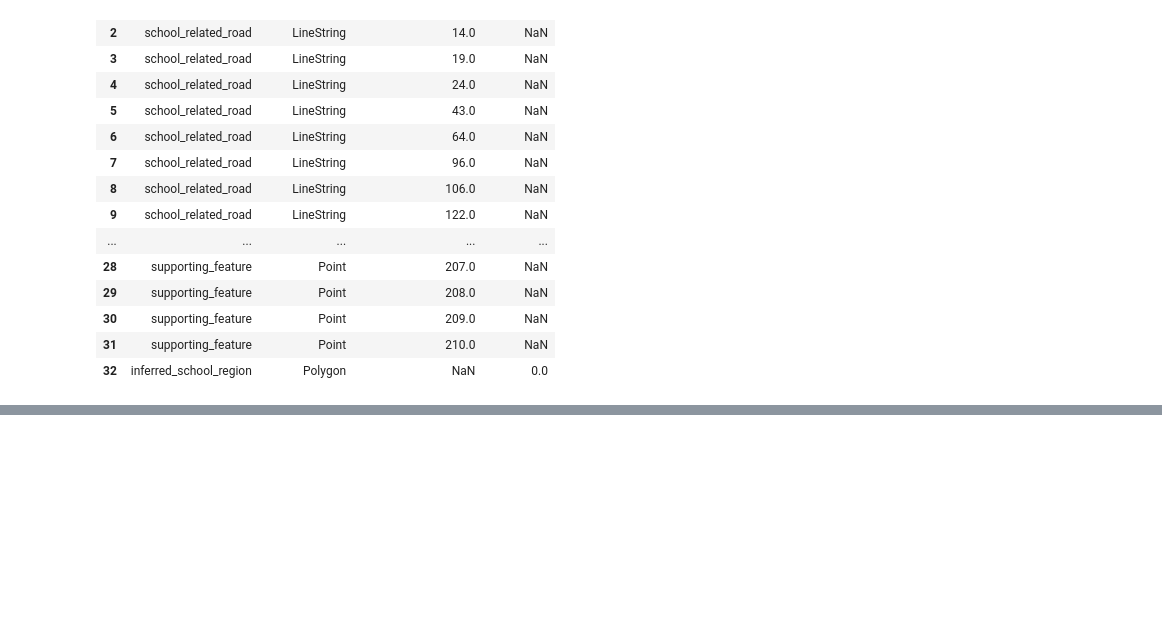
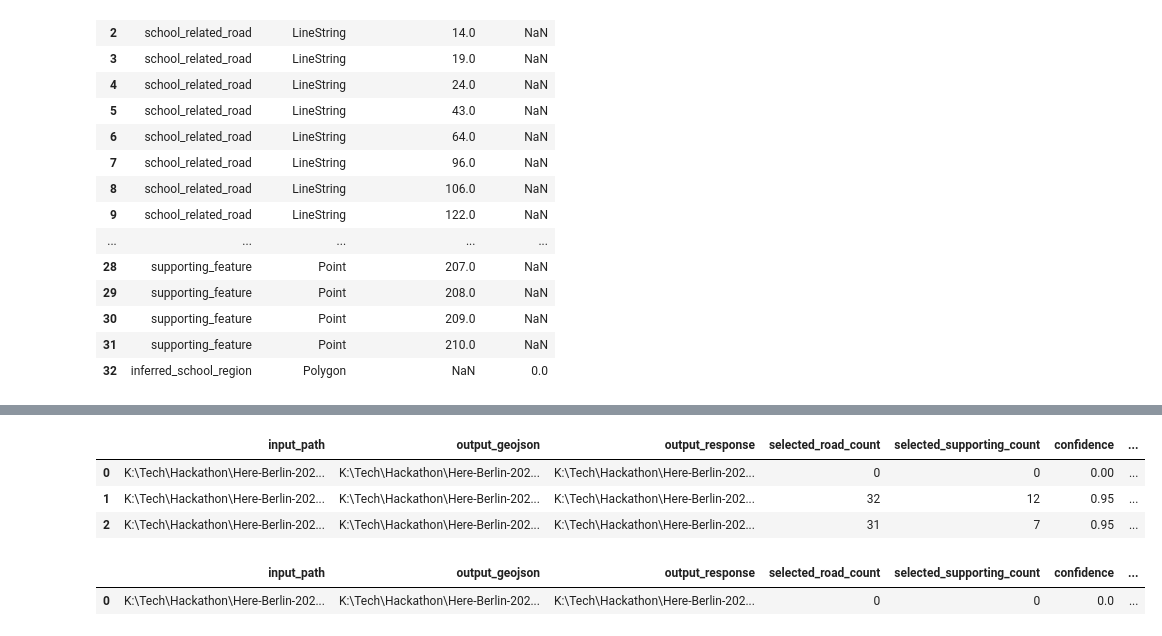
Before and after one commit to Chandukasireddy/AI_Traffic_Sign_Detection, a Jupyter notebook: local_guy_ai.ipynb, the cells around one changed output, grey strips where cells are left out. Saved outputs shown, nothing was run; the diff lists cells and outputs as text; code cells hidden in the pictures; blank space fills up the shorter version.

```diff
--- a/local_guy_ai.ipynb
+++ b/local_guy_ai.ipynb
@@ -28,7 +28,14 @@ if not (ROOT / "sample_school_contexts.geojson").exists() and (ROOT.parent / "sa
 
 load_dotenv(ROOT / ".env", override=False)
 
-INPUT_GEOJSON = ROOT / "sample_school_contexts.geojson"
+candidate_inputs = [
+    ROOT / "sample_school_contexts.geojson",
+    ROOT / "data_context" / "sample_school_contexts.geojson",
+    ROOT.parent / "sample_school_contexts.geojson",
+    ROOT.parent / "data_context" / "sample_school_contexts.geojson",
+]
+INPUT_GEOJSON = next((path for path in candidate_inputs if path.exists()), candidate_inputs[0])
+
 OUTPUT_DIR = ROOT / "outputs" / "local_guy_ai"
 OUTPUT_DIR.mkdir(parents=True, exist_ok=True)
 
@@ -307,5 +376,5 @@ Local Gemini helpers ready.
 # %%
-summary = run_local_gemini_call()
+summary = run_local_gemini_call_safe(timeout_seconds=45, max_retries=1)
 pd.DataFrame([summary])
 # %% [output]
 |  | input_path | output_geojson | output_response | selected_road_count | selected_supporting_count | confidence | ... |
@@ -341,0 +479,46 @@ pd.DataFrame(rows)
+# %%
+context_paths = [
+    ROOT / "data_context" / "sample_school_contexts_0.geojson",
+    ROOT / "data_context" / "sample_school_contexts_1.geojson",
+    ROOT / "data_context" / "sample_school_contexts_2.geojson",
+]
+
+run_rows = []
+for context_path in context_paths:
+    if not context_path.exists():
+        run_rows.append({
+            "context_file": str(context_path),
+            "status": "missing",
+            "output_geojson": None,
+            "output_response": None,
+            "confidence": None,
+            "llm_error": "input file missing",
+        })
+        continue
+
+    suffix = context_path.stem.replace("sample_school_contexts_", "")
+    INPUT_GEOJSON = context_path
+    OUTPUT_GEOJSON = OUTPUT_DIR / f"school_related_roads_{suffix}.geojson"
+    OUTPUT_RESPONSE = OUTPUT_DIR / f"gemini_school_region_response_{suffix}.json"
+
+    summary = run_local_gemini_call_safe(timeout_seconds=45, max_retries=1)
+    summary["context_file"] = str(context_path)
+    summary["status"] = "ok" if not summary.get("llm_error") else "llm_error"
+    run_rows.append(summary)
+
+pd.DataFrame(run_rows)
+# %% [output]
+|  | input_path | output_geojson | output_response | selected_road_count | selected_supporting_count | confidence | ... |
+| 0 | K:\Tech\Hackathon\Here-Berlin-202... | K:\Tech\Hackathon\Here-Berlin-202... | K:\Tech\Hackathon\Here-Berlin-202... | 0 | 0 | 0.00 | ... |
+| 1 | K:\Tech\Hackathon\Here-Berlin-202... | K:\Tech\Hackathon\Here-Berlin-202... | K:\Tech\Hackathon\Here-Berlin-202... | 32 | 12 | 0.95 | ... |
+| 2 | K:\Tech\Hackathon\Here-Berlin-202... | K:\Tech\Hackathon\Here-Berlin-202... | K:\Tech\Hackathon\Here-Berlin-202... | 31 | 7 | 0.95 | ... |
+# %%
+INPUT_GEOJSON = ROOT / "data_context" / "sample_school_contexts_0.geojson"
+OUTPUT_GEOJSON = OUTPUT_DIR / "school_related_roads_0.geojson"
+OUTPUT_RESPONSE = OUTPUT_DIR / "gemini_school_region_response_0.json"
+
+retry_summary_0 = run_local_gemini_call_safe(timeout_seconds=90, max_retries=2)
+pd.DataFrame([retry_summary_0])
+# %% [output]
+|  | input_path | output_geojson | output_response | selected_road_count | selected_supporting_count | confidence | ... |
+| 0 | K:\Tech\Hackathon\Here-Berlin-202... | K:\Tech\Hackathon\Here-Berlin-202... | K:\Tech\Hackathon\Here-Berlin-202... | 0 | 0 | 0.0 | ... |
```
Also changed, not shown: parts of 3 cells of this notebook, 8 other files.
